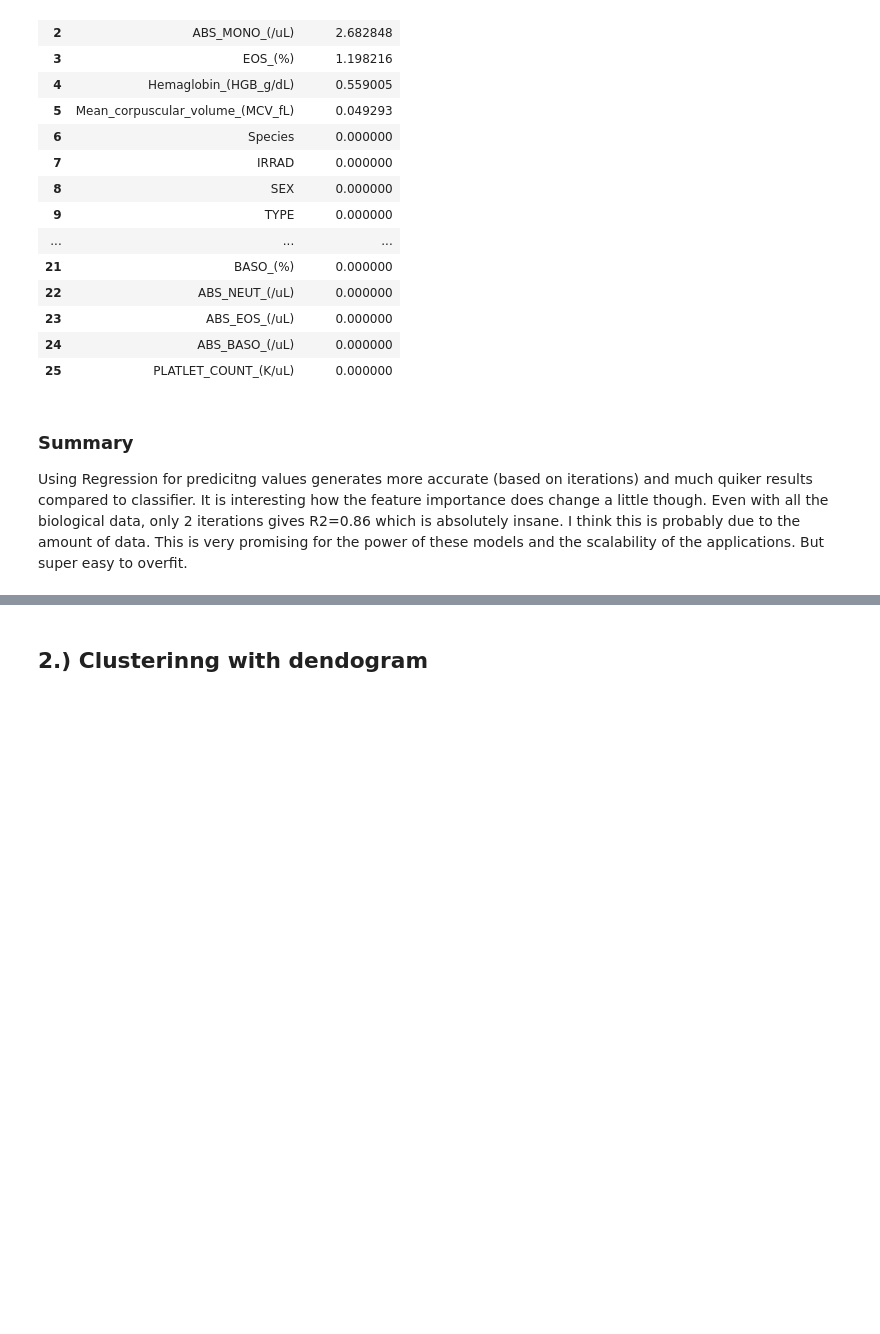
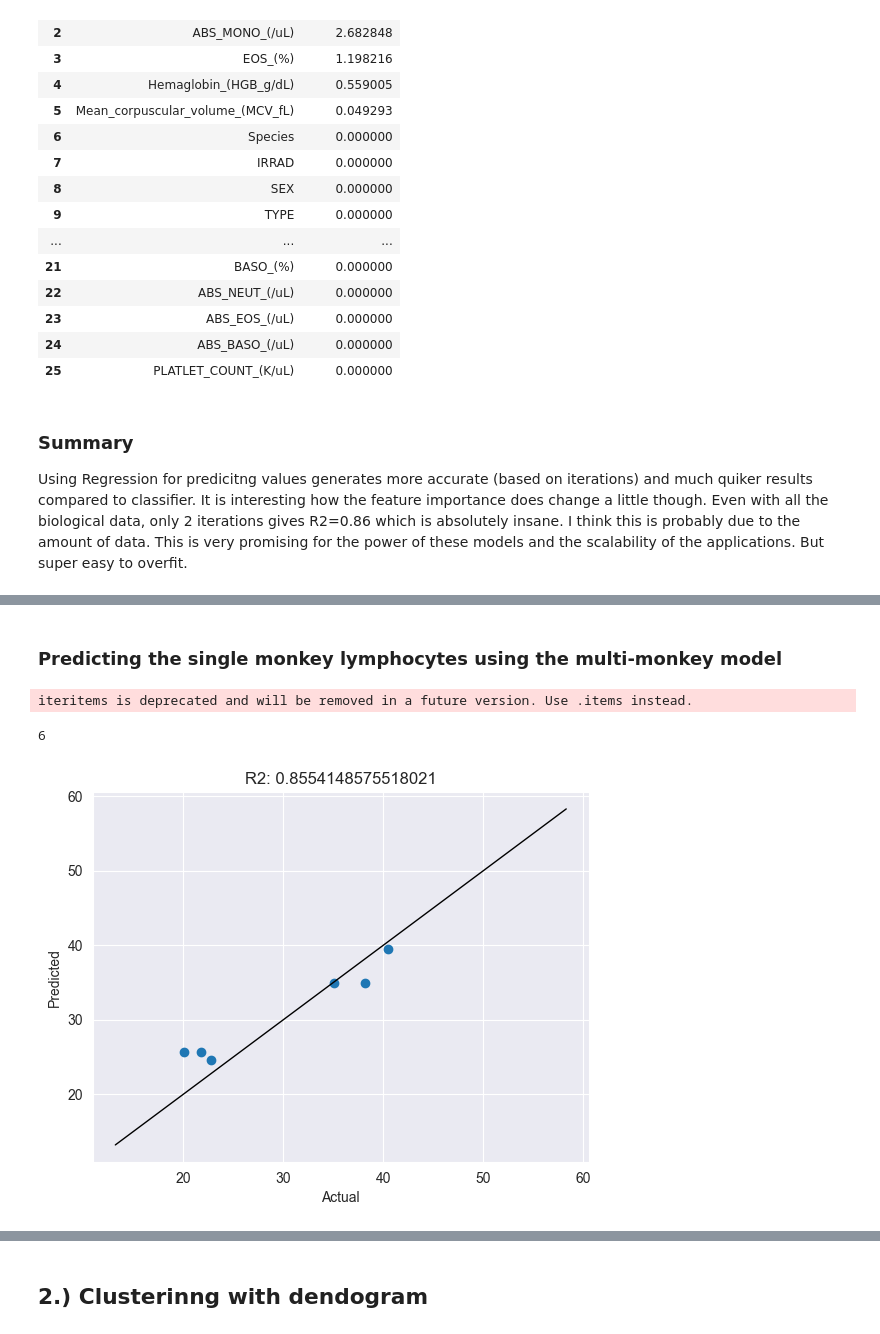
Before and after one commit to aidan-lew/monkey_health, a Jupyter notebook: B_monkeys.ipynb, the cells around one changed output, grey strips where cells are left out. Saved outputs shown, nothing was run; the diff lists cells and outputs as text; code cells hidden in the pictures; blank space fills up the shorter version.

```diff
--- a/B_monkeys.ipynb
+++ b/B_monkeys.ipynb
@@ -574,0 +583,43 @@ Using Regression for predicitng values generates more accurate (based on iterati
+# %% [markdown]
+### Predicting the single monkey lymphocytes using the multi-monkey model
+# %%
+### Predicting the single monkey lymphocyte levels using the mult monkey model
+## 2 iteration, 0.5 learning rate
+
+smreg_a = model8.predict(sreg_X_validation)
+print(len(smreg_a),
+     )
+smreg_a_df = pd.DataFrame(smreg_a)
+#print(smreg_a_df)
+#print(sreg_y_validation)
+
+#r2 is the best metric for accuracy of predictions with continuous data
+#print('The r2 score for the model is:',r2_score(sreg_y_validation, smreg_a_df))
+
+# Plot the predictions vs. actual with the R2 score
+
+fig, ax = plt.subplots()
+ax.scatter(sreg_y_validation, smreg_a_df)
+
+
+ax.plot([sreg_y.min(), sreg_y.max()], [sreg_y.min(), sreg_y.max()],
+        'k-',
+        linewidth=1,
+        markersize=120
+)
+
+ax.set_xlabel('Actual')
+ax.set_ylabel('Predicted')
+#regression line
+#single_y_validation, single_a_df = single_y_validation.reshape(-1,1), single_a_df.reshape(-1,1)
+#ax.plot(single_y_validation, LinearRegression().fit(single_y_validation, single_a_df).predict(single_y_validation))
+
+
+
+ax.set_title('R2: ' + str(r2_score(sreg_y_validation, smreg_a_df)))
+
+plt.show()
+# %% [output]
+iteritems is deprecated and will be removed in a future version. Use .items instead.
+6
+[figure, added]
```
Also changed, not shown: parts of 39 cells of this notebook.
